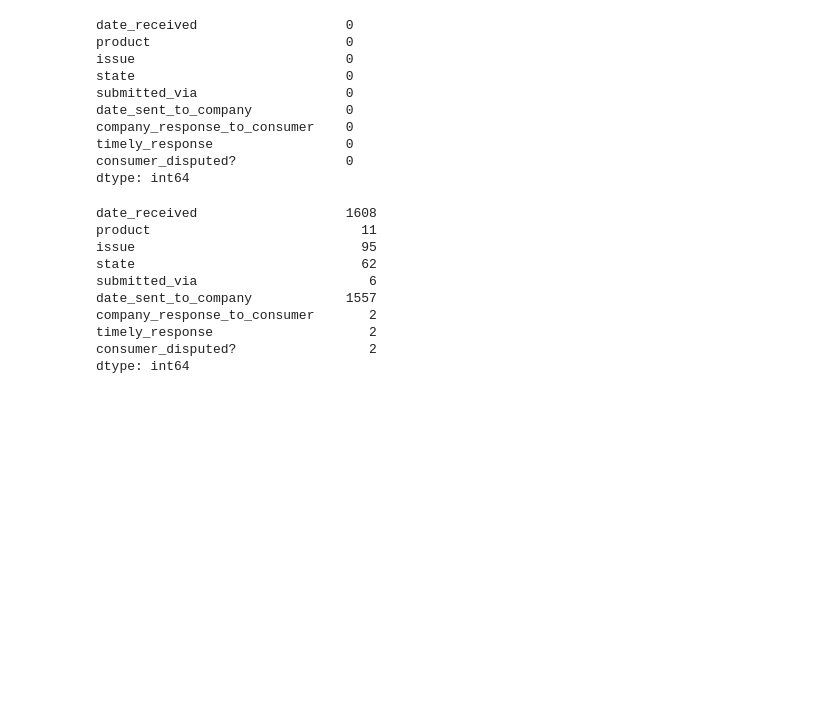
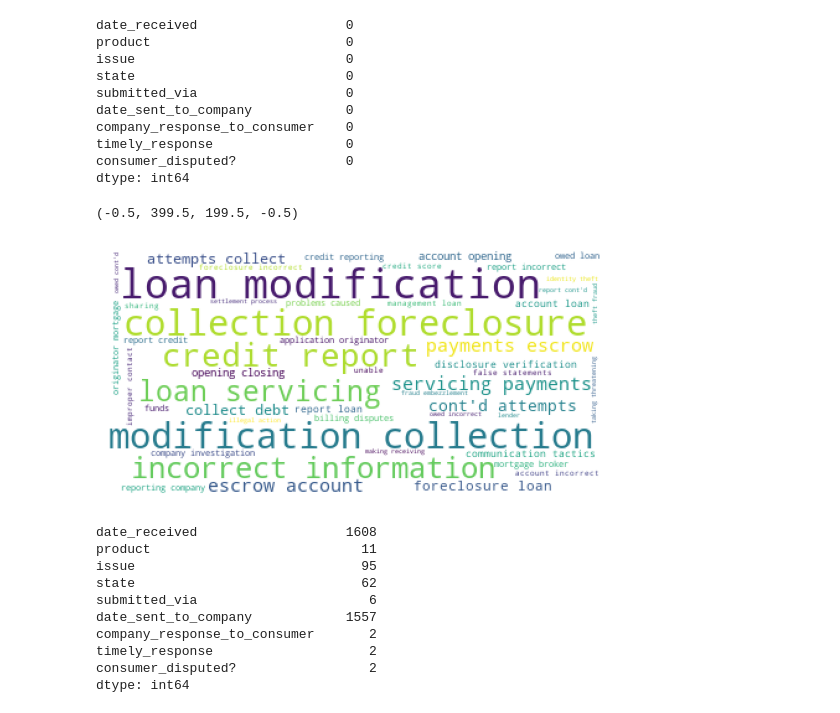
Before and after one commit to quantillinois/data-oa, a Jupyter notebook: main.ipynb, the cells around one changed output. Drawn from its saved outputs; the diff is of its cells as text; code cells hidden in the pictures; blank space fills up the shorter version.

Commit message:
Add visualizations

```diff
--- a/main.ipynb
+++ b/main.ipynb
@@ -181,3 +234,19 @@ fig.show()
+# %%
+df.issue = df.issue.apply(str.lower)
+words = ''
+for issue in df.issue:
+    words += issue + ' '
+
+wordcloud = WordCloud(
+    stopwords=set(STOPWORDS),
+    min_font_size=5,
+    background_color='white',
+).generate(words)
+plt.imshow(wordcloud)
+plt.axis('off')
+# %% [output]
+(-0.5, 399.5, 199.5, -0.5)
+[figure, added]
 # %%
 df.nunique()
 # %% [output]
```
Also changed, not shown: parts of 11 cells of this notebook.
